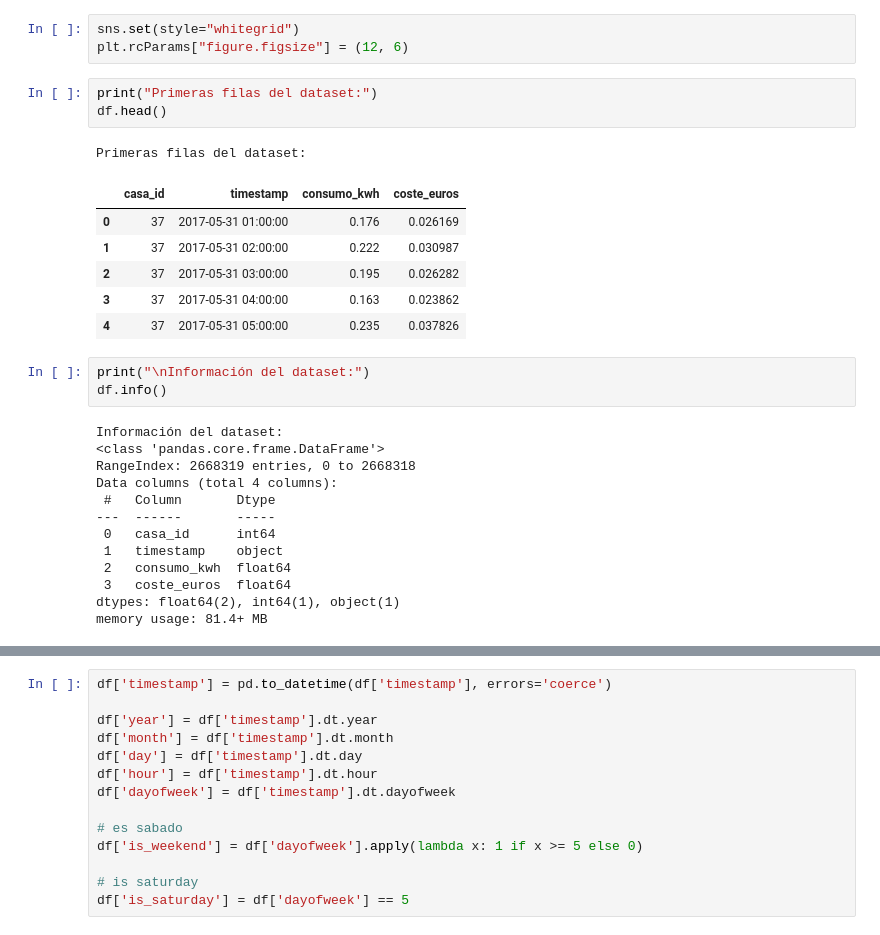
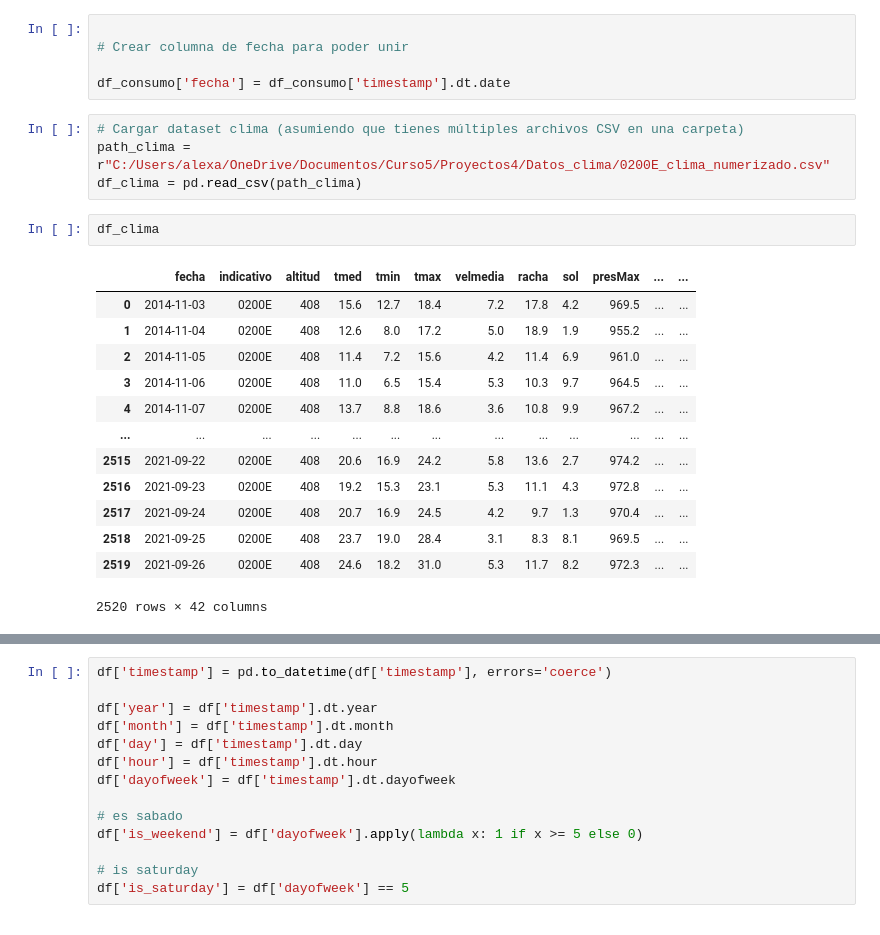
Before and after one commit to hypergalois/SmartGridsAI, a Jupyter notebook: Prediccion/Dataset1/preprocesoConsumo.ipynb, the cells around one changed output, grey strips where cells are left out. Saved outputs shown, nothing was run; the diff lists cells and outputs as text.

```diff
--- a/Prediccion/Dataset1/preprocesoConsumo.ipynb
+++ b/Prediccion/Dataset1/preprocesoConsumo.ipynb
@@ -12,30 +15,25 @@ df = pd.read_csv(file_path)
-# %%
-sns.set(style="whitegrid")
-plt.rcParams["figure.figsize"] = (12, 6)
-# %%
-print("Primeras filas del dataset:")
-df.head()
-# %% [output]
-Primeras filas del dataset:
-|  | casa_id | timestamp | consumo_kwh | coste_euros |
-| 0 | 37 | 2017-05-31 01:00:00 | 0.176 | 0.026169 |
-| 1 | 37 | 2017-05-31 02:00:00 | 0.222 | 0.030987 |
-| 2 | 37 | 2017-05-31 03:00:00 | 0.195 | 0.026282 |
-| 3 | 37 | 2017-05-31 04:00:00 | 0.163 | 0.023862 |
-| 4 | 37 | 2017-05-31 05:00:00 | 0.235 | 0.037826 |
-# %%
-print("\nInformación del dataset:")
-df.info()
-# %% [output]
-Información del dataset:
-<class 'pandas.core.frame.DataFrame'>
-RangeIndex: 2668319 entries, 0 to 2668318
-Data columns (total 4 columns):
- #   Column       Dtype
----  ------       -----
- 0   casa_id      int64
- 1   timestamp    object
- 2   consumo_kwh  float64
- 3   coste_euros  float64
-dtypes: float64(2), int64(1), object(1)
-memory usage: 81.4+ MB
+# %%
+
+# Crear columna de fecha para poder unir
+
+df_consumo['fecha'] = df_consumo['timestamp'].dt.date
+# %%
+# Cargar dataset clima (asumiendo que tienes múltiples archivos CSV en una carpeta)
+path_clima = r"C:/Users/alexa/OneDrive/Documentos/Curso5/Proyectos4/Datos_clima/0200E_clima_numerizado.csv"
+df_clima = pd.read_csv(path_clima)
+# %%
+df_clima
+# %% [output]
+|  | fecha | indicativo | altitud | tmed | tmin | tmax | velmedia | racha | sol | presMax | ... | ... |
+| 0 | 2014-11-03 | 0200E | 408 | 15.6 | 12.7 | 18.4 | 7.2 | 17.8 | 4.2 | 969.5 | ... | ... |
+| 1 | 2014-11-04 | 0200E | 408 | 12.6 | 8.0 | 17.2 | 5.0 | 18.9 | 1.9 | 955.2 | ... | ... |
+| 2 | 2014-11-05 | 0200E | 408 | 11.4 | 7.2 | 15.6 | 4.2 | 11.4 | 6.9 | 961.0 | ... | ... |
+| 3 | 2014-11-06 | 0200E | 408 | 11.0 | 6.5 | 15.4 | 5.3 | 10.3 | 9.7 | 964.5 | ... | ... |
+| 4 | 2014-11-07 | 0200E | 408 | 13.7 | 8.8 | 18.6 | 3.6 | 10.8 | 9.9 | 967.2 | ... | ... |
+| ... | ... | ... | ... | ... | ... | ... | ... | ... | ... | ... | ... | ... |
+| 2515 | 2021-09-22 | 0200E | 408 | 20.6 | 16.9 | 24.2 | 5.8 | 13.6 | 2.7 | 974.2 | ... | ... |
+| 2516 | 2021-09-23 | 0200E | 408 | 19.2 | 15.3 | 23.1 | 5.3 | 11.1 | 4.3 | 972.8 | ... | ... |
+| 2517 | 2021-09-24 | 0200E | 408 | 20.7 | 16.9 | 24.5 | 4.2 | 9.7 | 1.3 | 970.4 | ... | ... |
+| 2518 | 2021-09-25 | 0200E | 408 | 23.7 | 19.0 | 28.4 | 3.1 | 8.3 | 8.1 | 969.5 | ... | ... |
+| 2519 | 2021-09-26 | 0200E | 408 | 24.6 | 18.2 | 31.0 | 5.3 | 11.7 | 8.2 | 972.3 | ... | ... |
+2520 rows × 42 columns
```
Also changed, not shown: parts of 5 cells of this notebook, 10 other files.
